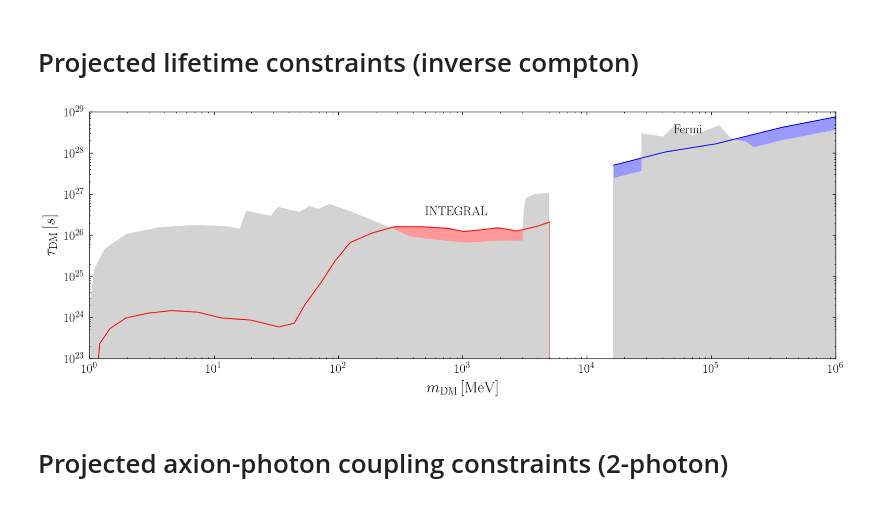
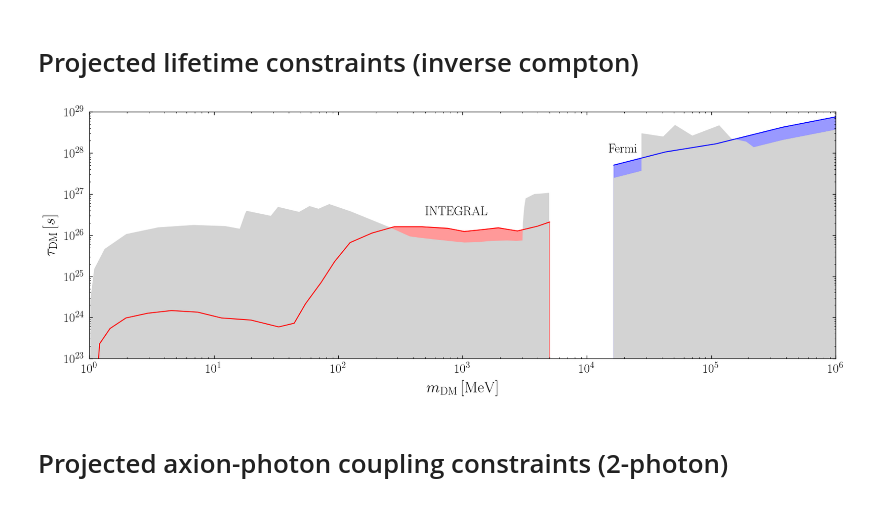
Before and after one commit to joshua-benabou/Mega_Decaying_DM_Milkyway_Analysis, a Jupyter notebook: Mega_plot.ipynb, the cells around one changed output. Cells and saved outputs as stored; diff of their text form; code cells hidden in the pictures.

```diff
--- a/Mega_plot.ipynb
+++ b/Mega_plot.ipynb
@@ -397,37 +400,37 @@ mDM_MeV = summary_IC_limits[:,0]*1e3
 tau_s = summary_IC_limits[:,1]
 plt.fill_between(mDM_MeV, 1e-40, tau_s,color="lightgray")
 
-summary_IC_limits = np.loadtxt("/global/scratch/projects/pc_heptheory/jbenabou/mega_DM_analysis_proposal/Mega_Decaying_DM_Milkyway_Analysis/existing_limits/AMS_e+e-_IC.csv",delimiter=",")
+summary_IC_limits = np.loadtxt("existing_limits/AMS_e+e-_IC.csv",delimiter=",")
 mDM_MeV = summary_IC_limits[:,0]*1e3
 tau_s = summary_IC_limits[:,1]
 plt.fill_between(mDM_MeV, 1e-40, tau_s,color="lightgray")
 
 
 
 #####################
 # LABELS
 
 
 fs=20
 plt.text(5e2,3e26,'INTEGRAL',fontsize=fs)
 # plt.text(1.5e4,2e29,'NuSTAR',fontsize=fs)
 # #plt.text(4e3,2e29,'XMM',fontsize=15,rotation=0)
-plt.text(5e4,3e28,'Fermi',fontsize=fs)
+plt.text(1.5e4,1e28,'Fermi',fontsize=fs)
 # plt.text(1e3,1e30,'eROSITA',fontsize=fs,rotation=70)
 
 ################################################################
 plt.xlim([1,1e6])
 plt.ylim([1e23,1e29])
 
 ################################################################
 #plt.legend()
 plt.xscale("log")
 plt.yscale("log")
 plt.ylabel(r"$\tau_\mathrm{DM} \, [s]$")
 plt.xlabel(r"$m_\mathrm{DM}\, [\mathrm{MeV}]$")
 plt.savefig("plots/mega_plot_projected_constraint_tau_IC.pdf",bbox_inches="tight")
 # %% [output]
-[figure, old version]
+[figure, new version]
 # %% [markdown]
 # Projected axion-photon coupling constraints (2-photon)
 # %%
```
Also changed, not shown: parts of 5 cells of this notebook, 18 other files.
